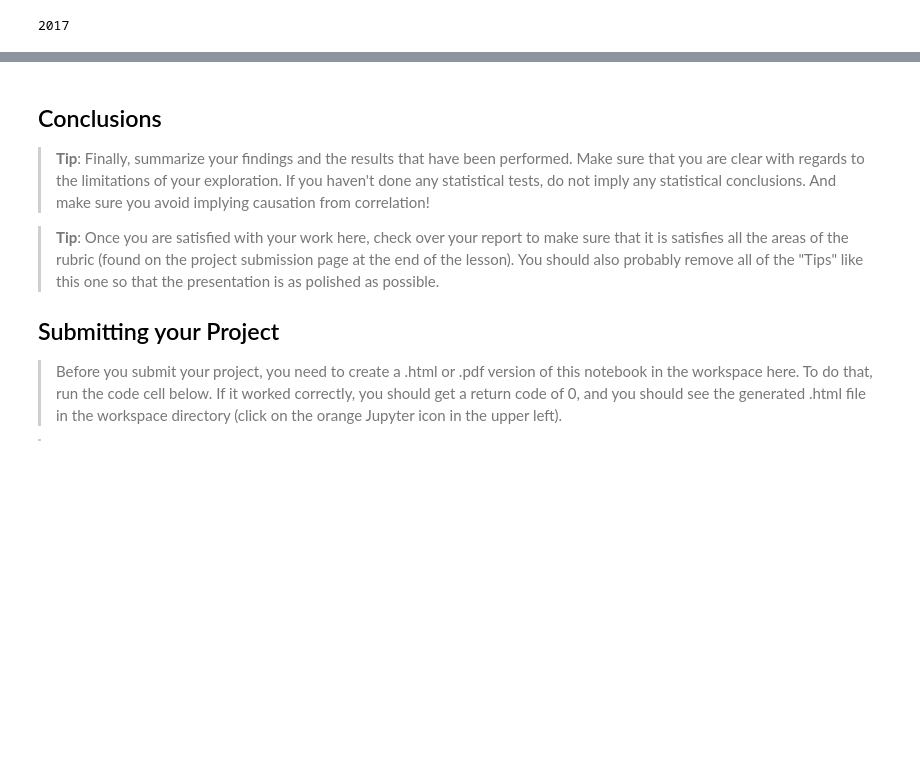
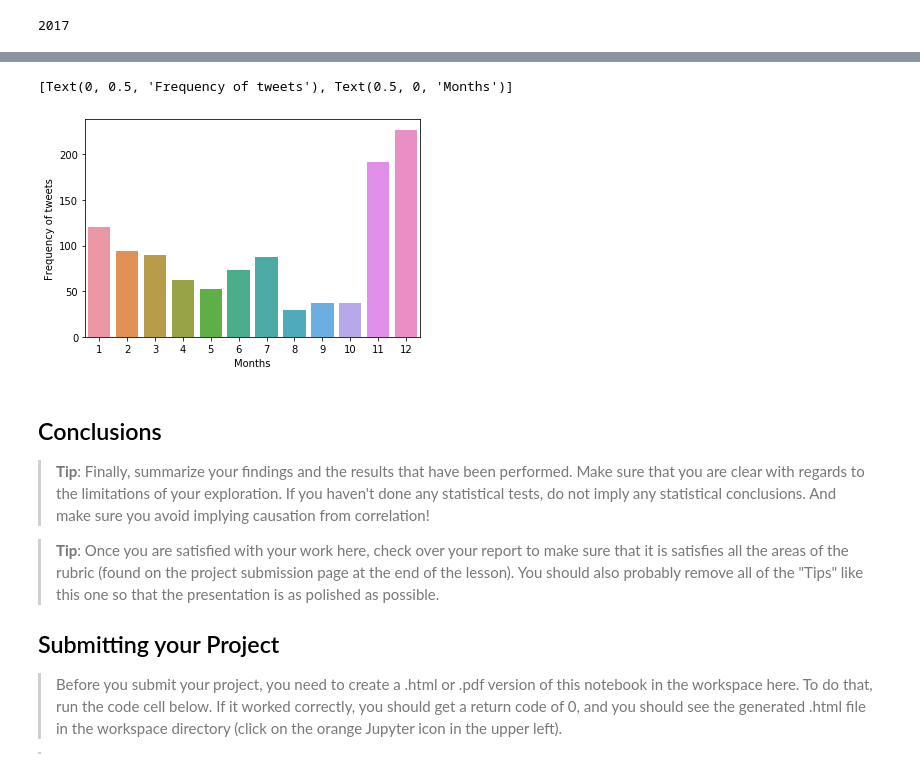
Before and after one commit to sdaphtardar/wrangle_dog_rates_data, a Jupyter notebook: data-wrangling-project.ipynb, the cells around one changed output, grey strips where cells are left out. Saved outputs shown, nothing was run; the diff lists cells and outputs as text; code cells hidden in the pictures; blank space fills up the shorter version.

```diff
--- a/data-wrangling-project.ipynb
+++ b/data-wrangling-project.ipynb
@@ -1419,0 +1443,2 @@ def find_breed(row):
+# %%
+df_temp['dog_breed']=df_temp.apply(find_breed, axis=1)
@@ -1452,0 +1594,2 @@ df_master.timestamp.dt.year.max()
+# %%
+month_freq=df_temp.timestamp.dt.month.value_counts()
@@ -1453,3 +1612,9 @@ df_master.timestamp.dt.year.max()
+# %%
+freq_plot=sns.barplot(x=month_freq.index, y=month_freq)
+freq_plot.set(xlabel='Months', ylabel='Frequency of tweets')
+# %% [output]
+[Text(0, 0.5, 'Frequency of tweets'), Text(0.5, 0, 'Months')]
+[figure, added]
 # %% [markdown]
 <a id='conclusions'></a>
 ## Conclusions
```
Also changed, not shown: parts of 35 cells of this notebook.
